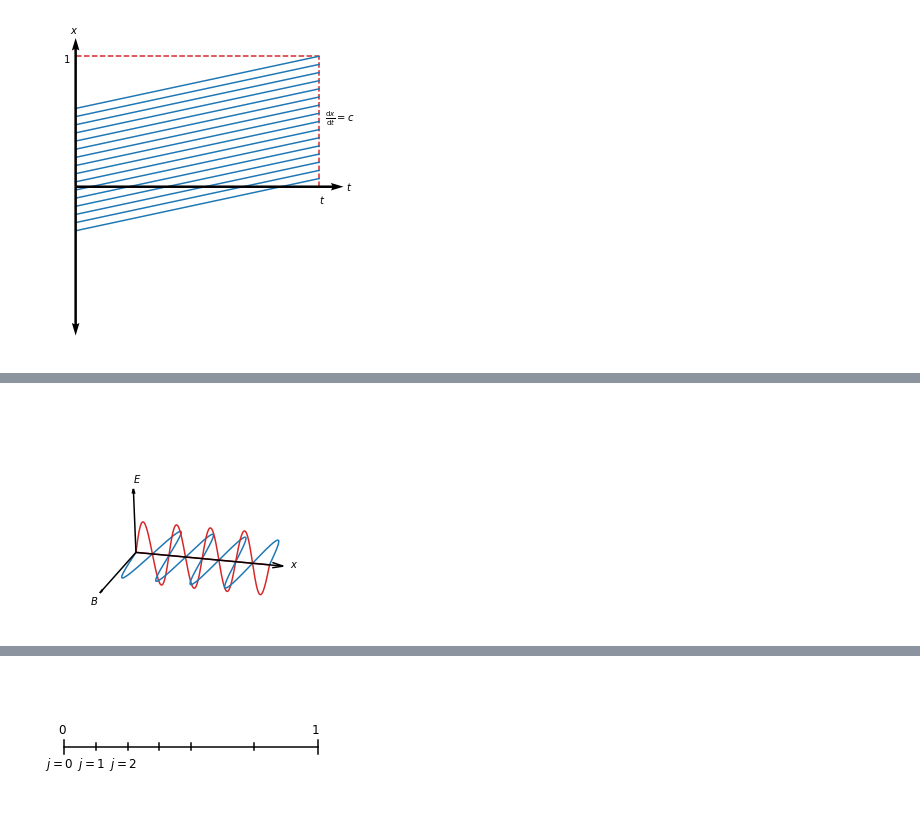
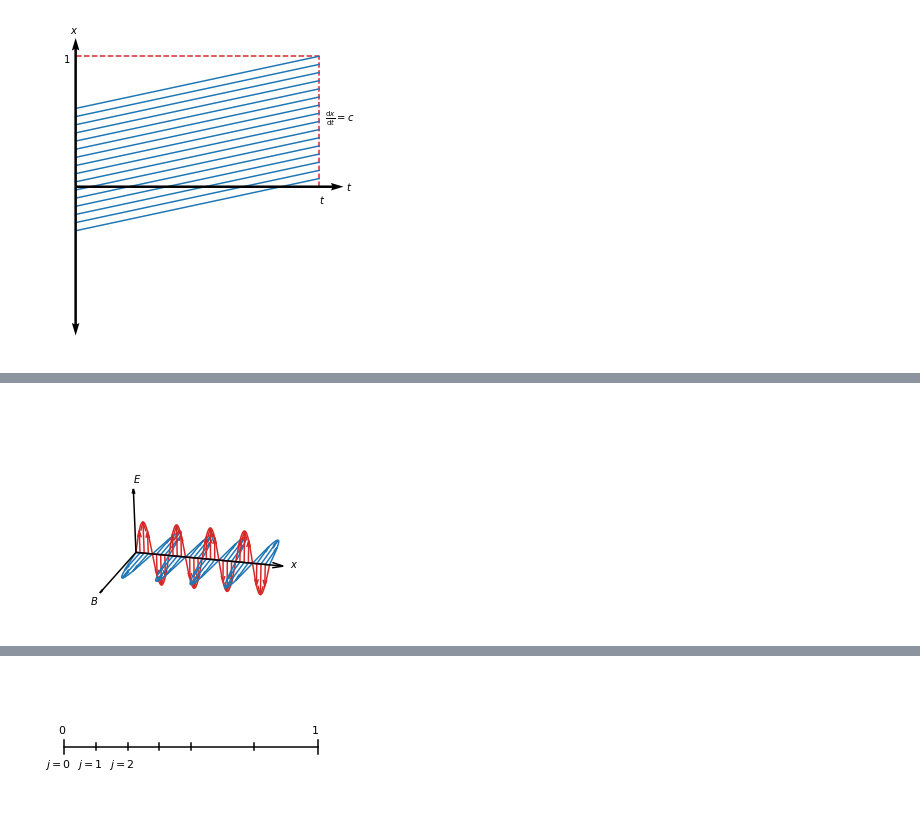
Before and after one commit to 88Sasha88/FV_MG, a Jupyter notebook: CharacteristicLinesUnitTest.ipynb, the cells around one changed output, grey strips where cells are left out. Drawn from its saved outputs; the diff is of its cells as text; code cells hidden in the pictures.

Commit message:
Committing changes to graphics before I fuck up things in the plotting module.

```diff
--- a/CharacteristicLinesUnitTest.ipynb
+++ b/CharacteristicLinesUnitTest.ipynb
@@ -30,7 +34,7 @@ np.set_printoptions( linewidth = 10000, threshold = 100000)
 # %%
 plot ='gauss'
 colors = True
-transparent = False
+transparent = True
 
 x_0 = 0.
 x_1 = 0.5
@@ -40,10 +44,14 @@ if (plot == 'gauss'):
     epsilons = [1]
     mus = [1]
 else:
-    nh_min = 64
+    nh_min = 512
     locs = [x_1]
-    epsilons = [0.5, 1]
-    mus = [0.5, 1]
+    epsilons = [1, 0.3]
+    mus = [1, 0.3]
+    if (plot == 'notgauss'):
+        nh_min = 64
+        epsilons = [0.5, 1]
+        mus = [0.5, 1]
 # %%
 
 refRatio = 2
@@ -144,7 +152,7 @@ if (locs == []):
     ax.set_ylabel(r'$t$')
     ax.set_zlabel(r'$u$')
     ax.axis('off')
-    ax.quiver(X, Y, Z, DX, DY, DZ, color = 'k', arrow_length_ratio = 0.075)
+    ax.quiver(X, Y, Z, DX, DY, DZ, color = 'k', arrow_length_ratio = 0.075, zorder = 0)
     ax.text(1.15, 0, 0, r'$x$')
     ax.text(0, 0.625, 0, r'$t$')
     ax.text(0, 0, 1.1, r'$u$')
@@ -171,10 +179,11 @@ if (locs == []):
                 xShift = WFT.ShiftX(omega, physics, -t_val)
                 xs[1, :] = xShift[js]
                 us[1, :] = us[0, :]
-        ax.plot(xNode, t, waveProp, color = PT.ColorDefault(0))#, zorder = 1)
+        ax.plot(xNode, t, waveProp, color = PT.ColorDefault(0), zorder = 20)
     print(us)
     for i in range(t_snaps):
-        ax.plot(xs[:, i], ts[:, i], us[:, i], color = PT.ColorDefault(3), zorder = i)
+        zorder = i * 10
+        ax.plot(xs[:, i], ts[:, i], us[:, i], color = PT.ColorDefault(3), zorder = zorder)
     plt.show()
     saveName = '/Users/sashacurcic/SashasDirectory/ANAG/FV_MG/Figures/GaussianCharLines' # + appendage
     fig.savefig(saveName + '.png', bbox_inches = 'tight', dpi = 600, transparent = transparent)
@@ -242,6 +251,32 @@ if (locs == []):
 if (locs == []):
     vecs = [0, 0, 1]
     args = [sigma, mu]
+    k = 7
+
+    xs = np.linspace(0, 1, num = 33)
+    e = 0.25 * WT.NodeWaves(16, xs, nRes = 33, ct = 0, scale = 1)[:, k]
+
+    xs = xs[np.mod(np.arange(xs.size), 4) != 0]
+    e = e[np.mod(np.arange(e.size), 4) != 0]
+
+    e1 = e + 0
+    e1[e1 < 0] = 0
+    e1 = np.ma.masked_invalid(e1, 0)
+    e2 = e - e1
+
+    b = -0.5 * e
+    b1 = b + 0
+    b1[b1 < 0] = 0
+    b1 = np.ma.masked_invalid(b1, 0)
+    b2 = b - b1
+
+    print(np.shape(xs))
+
+    zer = 0 * xs
+
+
+    print(np.shape(e))
+
 
     vecs = np.array([[0, 0, 0, 1.1, 0, 0], [0, 0, 0, 0, -0.2, 0], [0, 0, 0, 0, 0, 0.5]])
     X, Y, Z, DX, DY, DZ = zip(*vecs)
@@ -250,16 +285,15 @@ if (locs == []):
     t = np.zeros(nh_min + 1)
     js = [((nh_min / 4) - 2) / 3, ((nh_min / 2) + 1) / 3, nh_min / 4, (nh_min - 1) / 3, (((5 * nh_min) / 4) + 2) / 3]# nh_min / 2]#, ((2 * nh_min) + 1) / 3]#, (((5 * nh_min) / 2) + 2) / 3]
     js = [int(j) for j in js]
-    print(js)
     # fig, ax = plt.subplots()
     fig = plt.figure()
-    ax = fig.add_subplot(111, projection = '3d')
+    ax = fig.add_subplot(111, projection = '3d')#, computed_zorder=False)
     ax.view_init(30, 285)
     ax.set_xlabel(r'$x$')
     ax.set_ylabel(r'$t$')
     ax.set_zlabel(r'$u$')
     ax.axis('off')
-    ax.quiver(X, Y, Z, DX, DY, DZ, color = 'k', arrow_length_ratio = 0.075)
+
     ax.text(1.15, 0, 0, r'$x$')
     ax.text(0, -0.25, 0, r'$B$')
     ax.text(0, 0, 0.55, r'$E$')
@@ -267,17 +301,33 @@ if (locs == []):
     ax.set_ylim(-0.1, 0.21)
     ax.set_zlim(-0.1, 0.7)
 
-    E = 0.25 * WT.MakeNodeWaves(omega)[:, 7] # WFT.InitCond(omega, physics, WFT.Gauss, args, t_val, cellAve = False, field = 'E')
+    E = 0.25 * WT.MakeNodeWaves(omega)[:, k] # WFT.InitCond(omega, physics, WFT.Gauss, args, t_val, cellAve = False, field = 'E')
     E1 = E + 0
     E1[E1 < 0] = 0
     E1 = np.ma.masked_invalid(E1, 0)
     E2 = E - E1
+#     E2 = np.ma.masked_invalid(E2, 0)
+    print(E)
+    print(E1)
+    print(E2)
     B = -0.5 * E
+    B1 = B + 0
+    B1[B1 < 0] = 0
+    B1 = np.ma.masked_invalid(B1, 0)
+    B2 = B - B1
     zero = 0 * E
 
-    ax.plot(xNode, zero, E1, color = PT.ColorDefault(3), zorder = 1)
-    ax.plot(xNode, zero, E2, color = PT.ColorDefault(3), zorder = 0)
-    ax.plot(xNode, B, zero, color = PT.ColorDefault(0), zorder = 0)#, zorder = 1)
+    plt.quiver(xs, zer, zer, zer, zer, e1, color = PT.ColorDefault(3), zorder = 2)
+    ax.quiver(xs, zer, zer, zer, zer, e2, color = PT.ColorDefault(3), zorder = 1)
+    ax.quiver(xs, zer, zer, zer, b1, zer, color = PT.ColorDefault(0), zorder = -1)
+    ax.quiver(xs, zer, zer, zer, b2, zer, color = PT.ColorDefault(0), zorder = 3)
+
+    plt.plot(xNode, zero, E1, color = PT.ColorDefault(3), zorder = 5)
+    ax.plot(xNode, zero, E2, color = PT.ColorDefault(3), zorder = 1)
+    ax.plot(xNode, B1, zero, color = PT.ColorDefault(0), zorder = 0)#, zorder = 1)
+    ax.plot(xNode, B2, zero, color = PT.ColorDefault(0), zorder = 3)
+
+    plt.quiver(X, Y, Z, DX, DY, DZ, color = 'k', arrow_length_ratio = 0.075, zorder = 50)
 
 #     ax.plot(xs[:, i], ts[:, i], us[:, i], color = PT.ColorDefault(3), zorder = i)
     plt.show()
@@ -288 +342 @@ if (locs == []):
-[figure, old version]
+[figure, new version]
```
Also changed, not shown: parts of 18 cells of this notebook, 7 other files.
